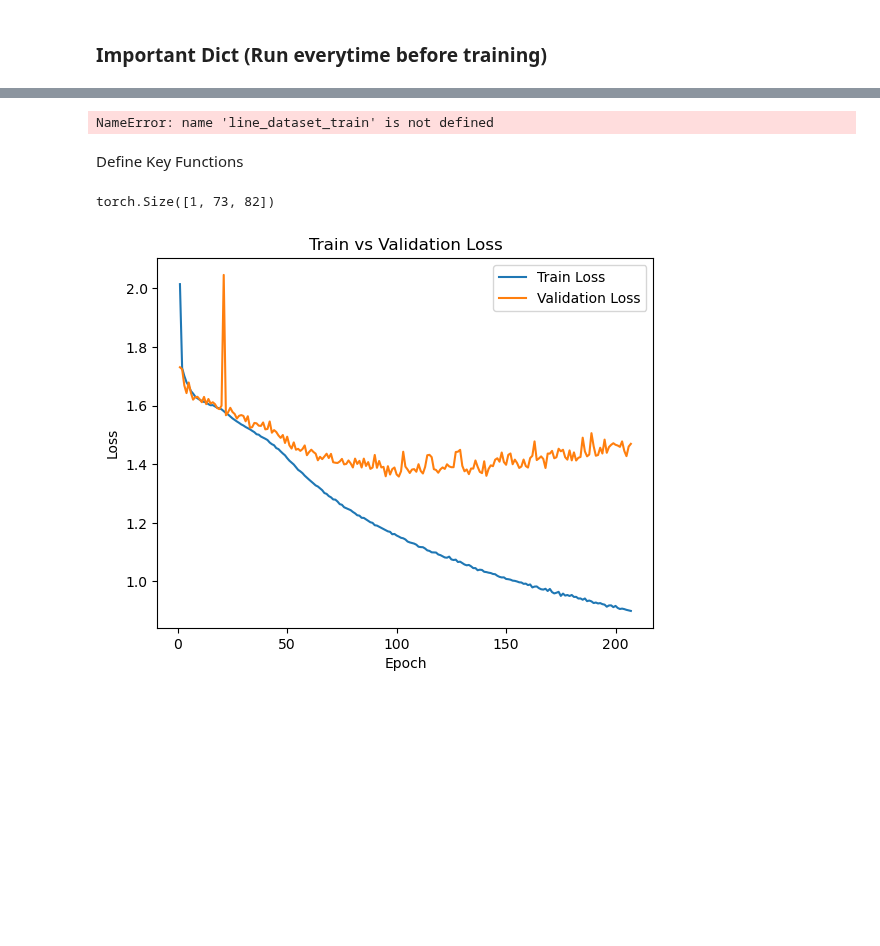
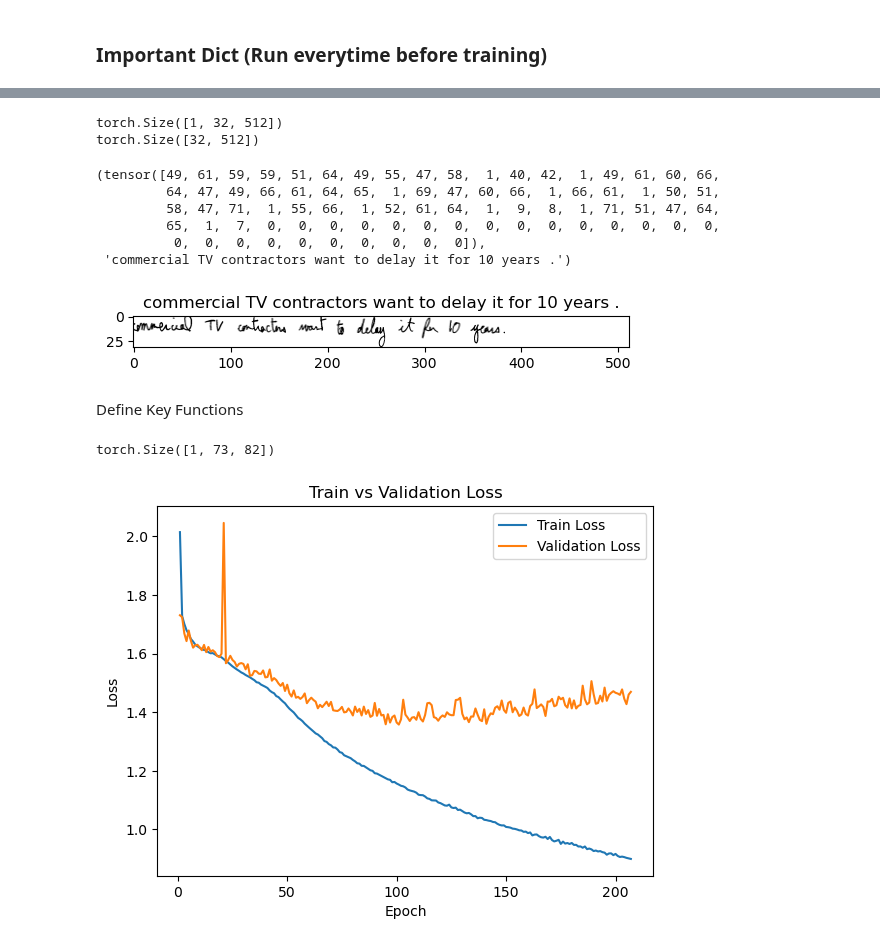
Before and after one commit to nabethg/ScribeSmith, a Jupyter notebook: train_recognizer_copy.ipynb, the cells around one changed output, grey strips where cells are left out. Drawn from its saved outputs; the diff is of its cells as text; code cells hidden in the pictures; blank space fills up the shorter version.

```diff
--- a/train_recognizer_copy.ipynb
+++ b/train_recognizer_copy.ipynb
@@ -250,13 +349,21 @@ KeyboardInterrupt:
 # %%
-image, label = line_dataset_train[0]
+image, label = line_dataset_train[9995]
 print(image.shape)
 plt.title("".join([int_to_char[int(val)] for val in label[label.nonzero()]]))
 print(image.squeeze(0).shape)
 plt.imshow(image.squeeze(0), cmap='gray')
 label, "".join([int_to_char[int(val)] for val in label[label.nonzero()]])
 # line_dataset.lines_df.iloc[798]
 # %% [output]
-NameError: name 'line_dataset_train' is not defined
+torch.Size([1, 32, 512])
+torch.Size([32, 512])
+(tensor([49, 61, 59, 59, 51, 64, 49, 55, 47, 58,  1, 40, 42,  1, 49, 61, 60, 66,
+         64, 47, 49, 66, 61, 64, 65,  1, 69, 47, 60, 66,  1, 66, 61,  1, 50, 51,
+         58, 47, 71,  1, 55, 66,  1, 52, 61, 64,  1,  9,  8,  1, 71, 51, 47, 64,
+         65,  1,  7,  0,  0,  0,  0,  0,  0,  0,  0,  0,  0,  0,  0,  0,  0,  0,
+          0,  0,  0,  0,  0,  0,  0,  0,  0,  0]),
+ 'commercial TV contractors want to delay it for 10 years .')
+[figure, added]
 # %% [markdown]
 Define Key Functions
 # %%
```
Also changed, not shown: parts of 4 cells of this notebook.
